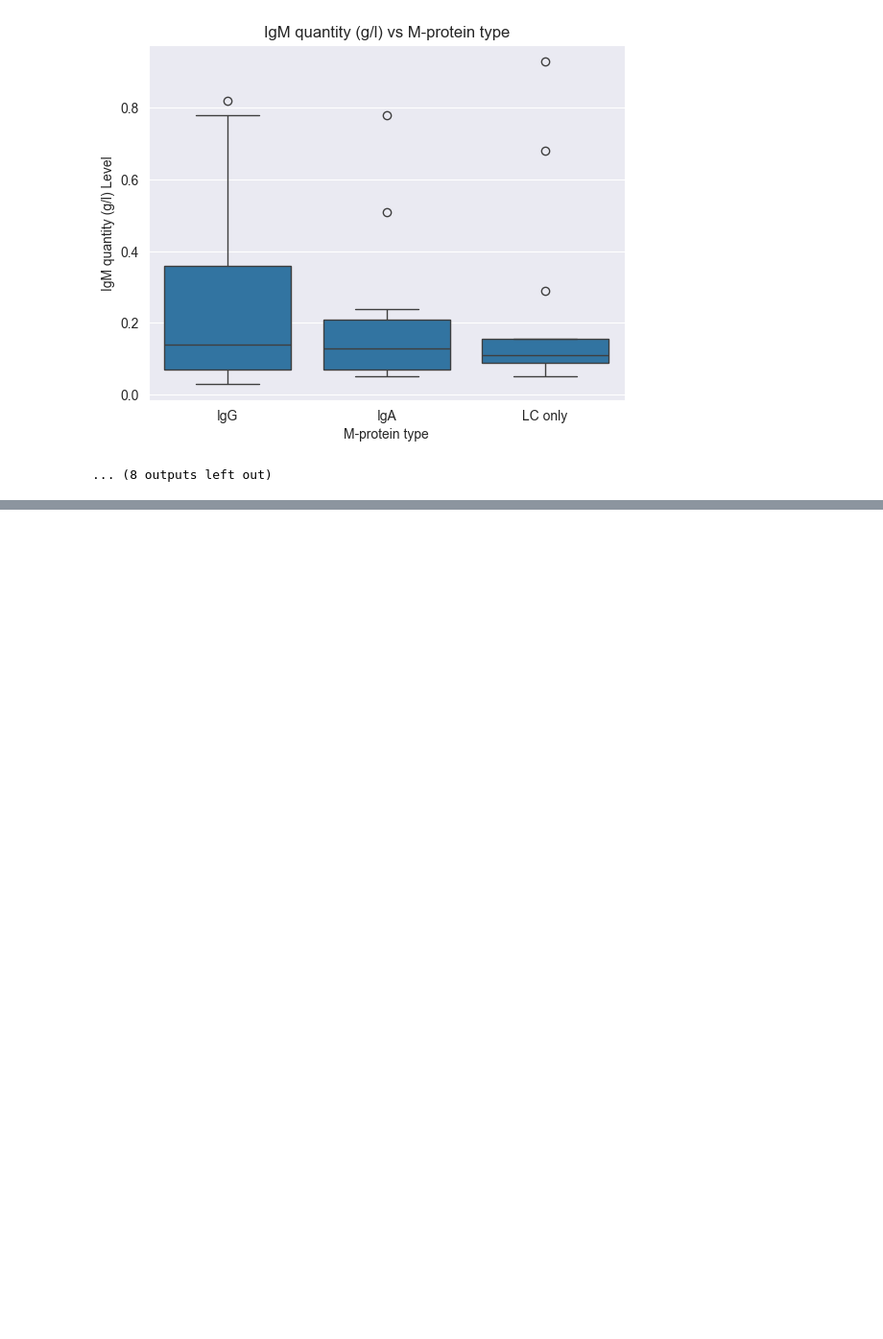
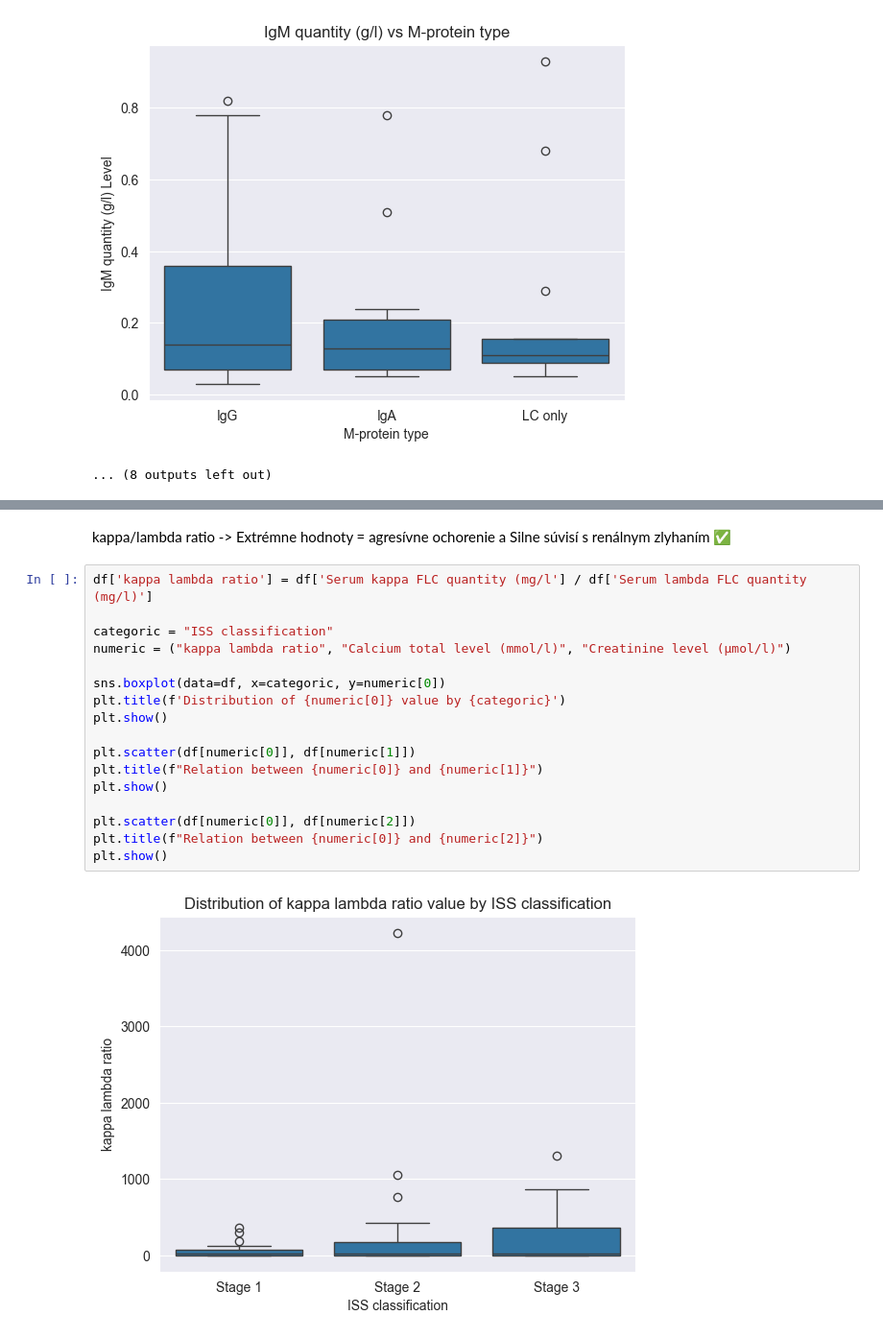
Before and after one commit to lukas1110/Analysis-of-multiple-myelomas-from-dual-CT, a Jupyter notebook: data_analysis/clinical_data_analysis.ipynb, the cells around one changed output, grey strips where cells are left out. Shown at 96% size. Drawn from its saved outputs; the diff is of its cells as text; blank space fills up the shorter version.

```diff
--- a/data_analysis/clinical_data_analysis.ipynb
+++ b/data_analysis/clinical_data_analysis.ipynb
@@ -414,0 +460,21 @@ Kruskal-Wallis: IgM quantity (g/l) -> H = 0.640, p = 0.7261 => Significant: Fals
+# %% [markdown]
+kappa/lambda ratio -> Extrémne hodnoty = agresívne ochorenie a Silne súvisí s renálnym zlyhaním &#9989;
+# %%
+df['kappa lambda ratio'] = df['Serum kappa FLC quantity (mg/l'] / df['Serum lambda FLC quantity (mg/l)']
+
+categoric = "ISS classification"
+numeric = ("kappa lambda ratio", "Calcium total level (mmol/l)", "Creatinine level (µmol/l)")
+
+sns.boxplot(data=df, x=categoric, y=numeric[0])
+plt.title(f'Distribution of {numeric[0]} value by {categoric}')
+plt.show()
+
+plt.scatter(df[numeric[0]], df[numeric[1]])
+plt.title(f"Relation between {numeric[0]} and {numeric[1]}")
+plt.show()
+
+plt.scatter(df[numeric[0]], df[numeric[2]])
+plt.title(f"Relation between {numeric[0]} and {numeric[2]}")
+plt.show()
+# %% [output]
+[figure, added]
```
Also changed, not shown: parts of 9 cells of this notebook, 3 other files.
